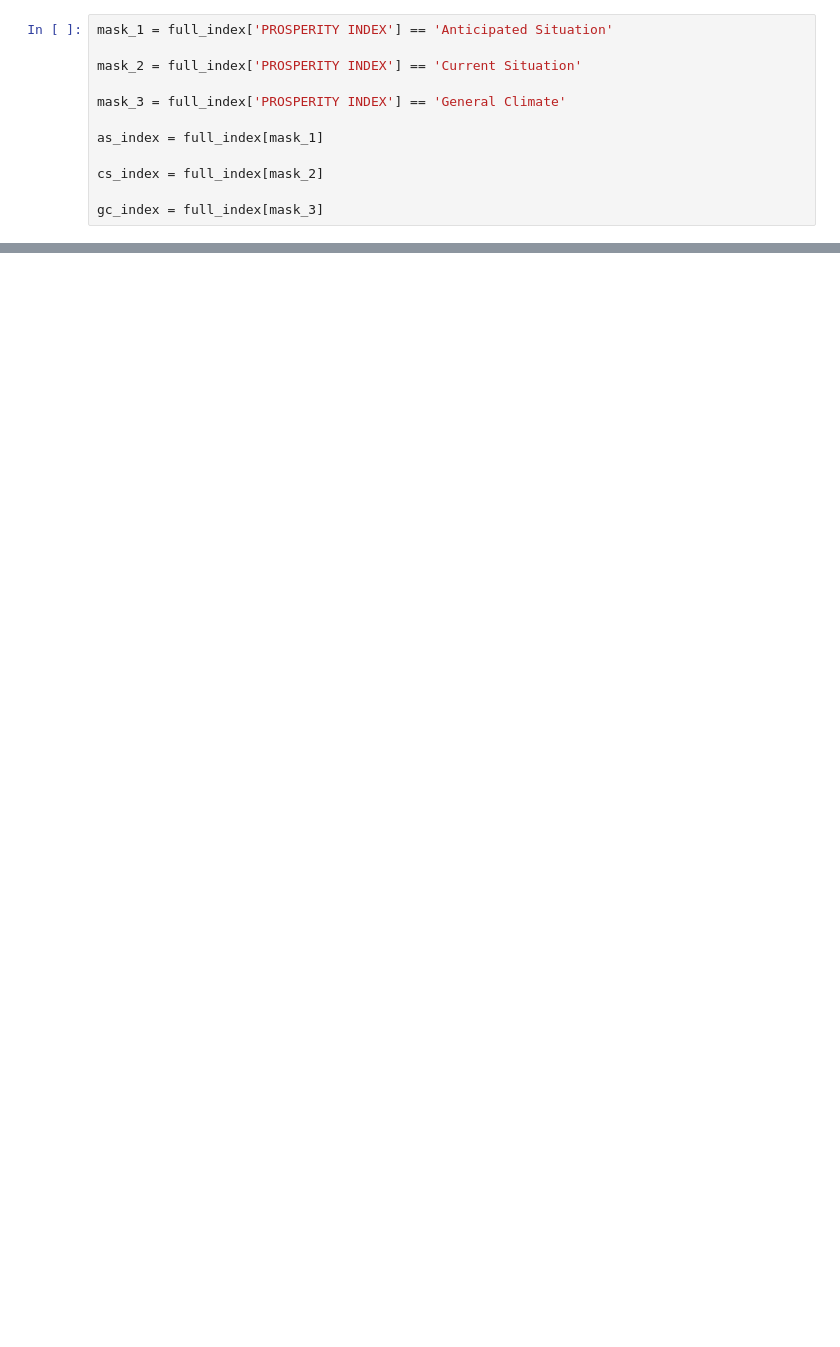
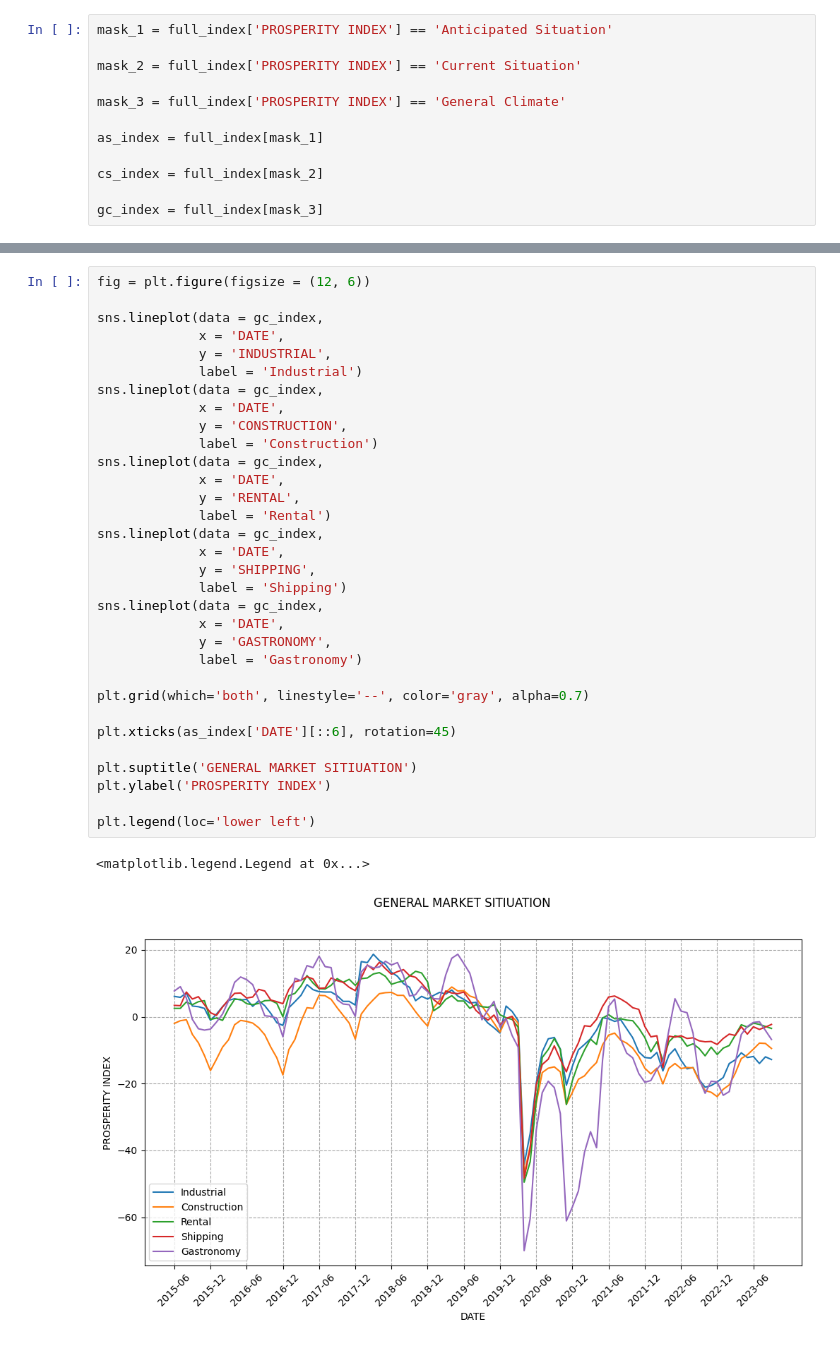
Before and after one commit to szkopiakP/Prosperity_Analysis, a Jupyter notebook: Prosperity_Analysis.ipynb, the cells around one changed output, grey strips where cells are left out. Cells and saved outputs as stored; diff of their text form; blank space fills up the shorter version.

```diff
--- a/Prosperity_Analysis.ipynb
+++ b/Prosperity_Analysis.ipynb
@@ -188,0 +225,35 @@ plt.legend()
+# %%
+fig = plt.figure(figsize = (12, 6))
+
+sns.lineplot(data = gc_index,
+             x = 'DATE',
+             y = 'INDUSTRIAL',
+             label = 'Industrial')
+sns.lineplot(data = gc_index,
+             x = 'DATE',
+             y = 'CONSTRUCTION',
+             label = 'Construction')
+sns.lineplot(data = gc_index,
+             x = 'DATE',
+             y = 'RENTAL',
+             label = 'Rental')
+sns.lineplot(data = gc_index,
+             x = 'DATE',
+             y = 'SHIPPING',
+             label = 'Shipping')
+sns.lineplot(data = gc_index,
+             x = 'DATE',
+             y = 'GASTRONOMY',
+             label = 'Gastronomy')
+
+plt.grid(which='both', linestyle='--', color='gray', alpha=0.7)
+
+plt.xticks(as_index['DATE'][::6], rotation=45)
+
+plt.suptitle('GENERAL MARKET SITIUATION')
+plt.ylabel('PROSPERITY INDEX')
+
+plt.legend(loc='lower left')
+# %% [output]
+<matplotlib.legend.Legend at 0x...>
+[figure, added]
```
Also changed, not shown: parts of 10 cells of this notebook.
